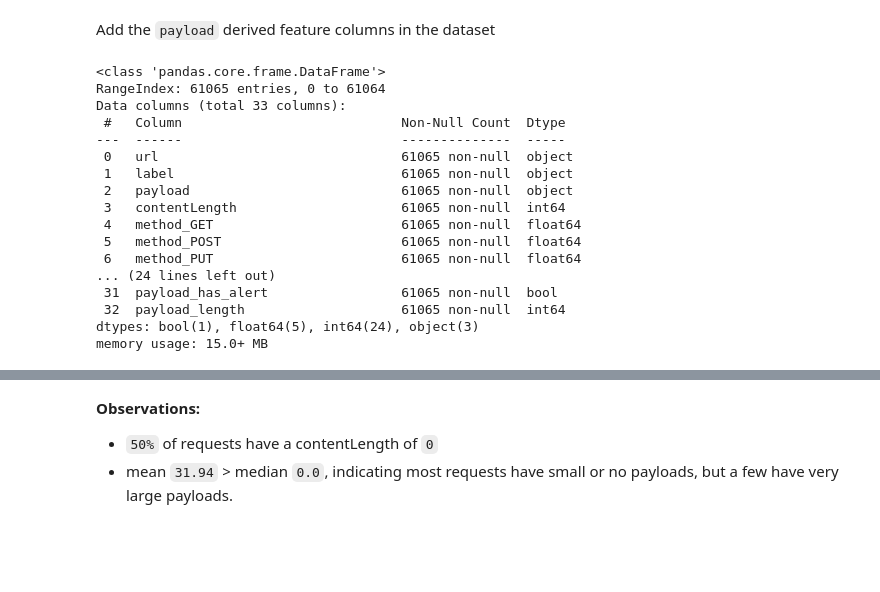
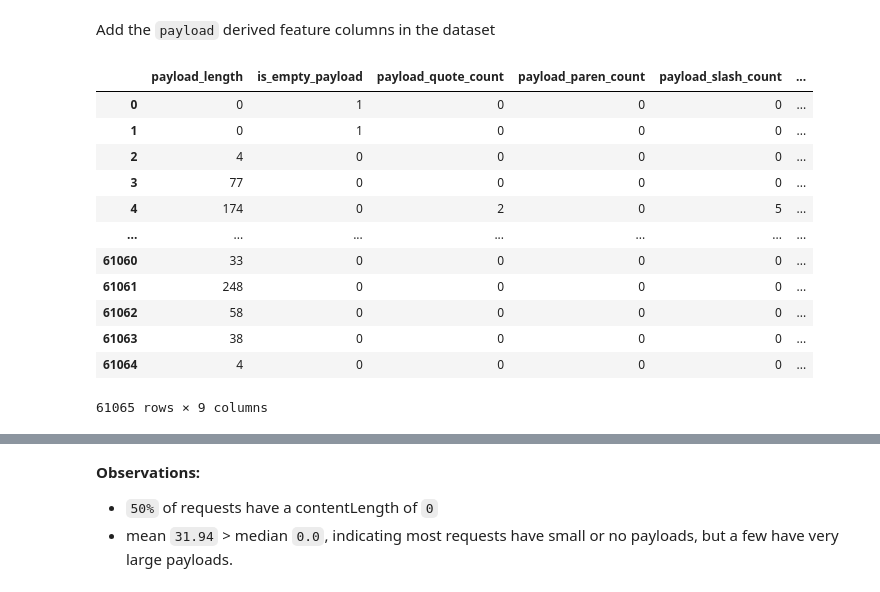
Before and after one commit to arkb2023/mlhttp, a Jupyter notebook: notebooks/featurise.ipynb, the cells around one changed output, grey strips where cells are left out. Drawn from its saved outputs; the diff is of its cells as text; code cells hidden in the pictures; blank space fills up the shorter version.

```diff
--- a/notebooks/featurise.ipynb
+++ b/notebooks/featurise.ipynb
@@ -880,39 +847,37 @@ Add the `payload` derived feature columns in the dataset
 # %%
 # Extract the `Payload` columns series
 payload_series = df_featurised["payload"].astype(str)
 
 # Count based features
 df_featurised["payload_quote_count"] = payload_series.str.count(r"'|%27|\"|%22", flags=re.IGNORECASE)
 df_featurised["payload_paren_count"] = payload_series.str.count(r"\(|\)|%28|%29", flags=re.IGNORECASE)
 df_featurised["payload_slash_count"] = payload_series.str.count(r"/|%2f", flags=re.IGNORECASE)
 df_featurised["payload_parameter_count"] = payload_series.str.count(r"(^|&)[^=&]+=", flags=re.IGNORECASE)
 df_featurised["payload_percent_count"] = payload_series.str.count(r"%", flags=re.IGNORECASE)
 df_featurised["payload_percent_encoded_count"] = payload_series.str.count(r"%[0-9a-fA-F]{2}", flags=re.IGNORECASE)
 
 # Binary flag based features
 df_featurised["payload_has_alert"] = payload_series.str.contains(r"alert|%61%6c%65%72%74", case=False, regex=True)
-#df_featurised["payload_has_sql_insert"] = payload_series.str.contains(r"insert", case=False, regex=True)
-#df_featurised["payload_has_sql_insert"] = payload_series.str.contains(r"insert\s+into", case=False, regex=True)
 
 # Additional features
 df_featurised["payload_length"] = payload_series.str.len()
-
-df_featurised.info()
+df_featurised["is_empty_payload"] = (df_featurised["payload"].str.len() == 0).astype(int)
+df_featurised[[
+    "payload_length", "is_empty_payload", "payload_quote_count",
+    "payload_paren_count", "payload_slash_count", "payload_parameter_count",
+    "payload_percent_count", "payload_percent_encoded_count", "payload_has_alert"
+]]
 # %% [output]
+|  | payload_length | is_empty_payload | payload_quote_count | payload_paren_count | payload_slash_count | ... |
+| 0 | 0 | 1 | 0 | 0 | 0 | ... |
+| 1 | 0 | 1 | 0 | 0 | 0 | ... |
+| 2 | 4 | 0 | 0 | 0 | 0 | ... |
+| 3 | 77 | 0 | 0 | 0 | 0 | ... |
+| 4 | 174 | 0 | 2 | 0 | 5 | ... |
+| ... | ... | ... | ... | ... | ... | ... |
+| 61060 | 33 | 0 | 0 | 0 | 0 | ... |
+| 61061 | 248 | 0 | 0 | 0 | 0 | ... |
+| 61062 | 58 | 0 | 0 | 0 | 0 | ... |
+| 61063 | 38 | 0 | 0 | 0 | 0 | ... |
+| 61064 | 4 | 0 | 0 | 0 | 0 | ... |
-<class 'pandas.core.frame.DataFrame'>
-RangeIndex: 61065 entries, 0 to 61064
-Data columns (total 33 columns):
- #   Column                            Non-Null Count  Dtype
----  ------                            --------------  -----
- 0   url                               61065 non-null  object
- 1   label                             61065 non-null  object
- 2   payload                           61065 non-null  object
- 3   contentLength                     61065 non-null  int64
- 4   method_GET                        61065 non-null  float64
- 5   method_POST                       61065 non-null  float64
- 6   method_PUT                        61065 non-null  float64
-... (24 lines left out)
- 31  payload_has_alert                 61065 non-null  bool
- 32  payload_length                    61065 non-null  int64
-dtypes: bool(1), float64(5), int64(24), object(3)
-memory usage: 15.0+ MB
+61065 rows × 9 columns
```
Also changed, not shown: parts of 39 cells of this notebook, 7 other files.
